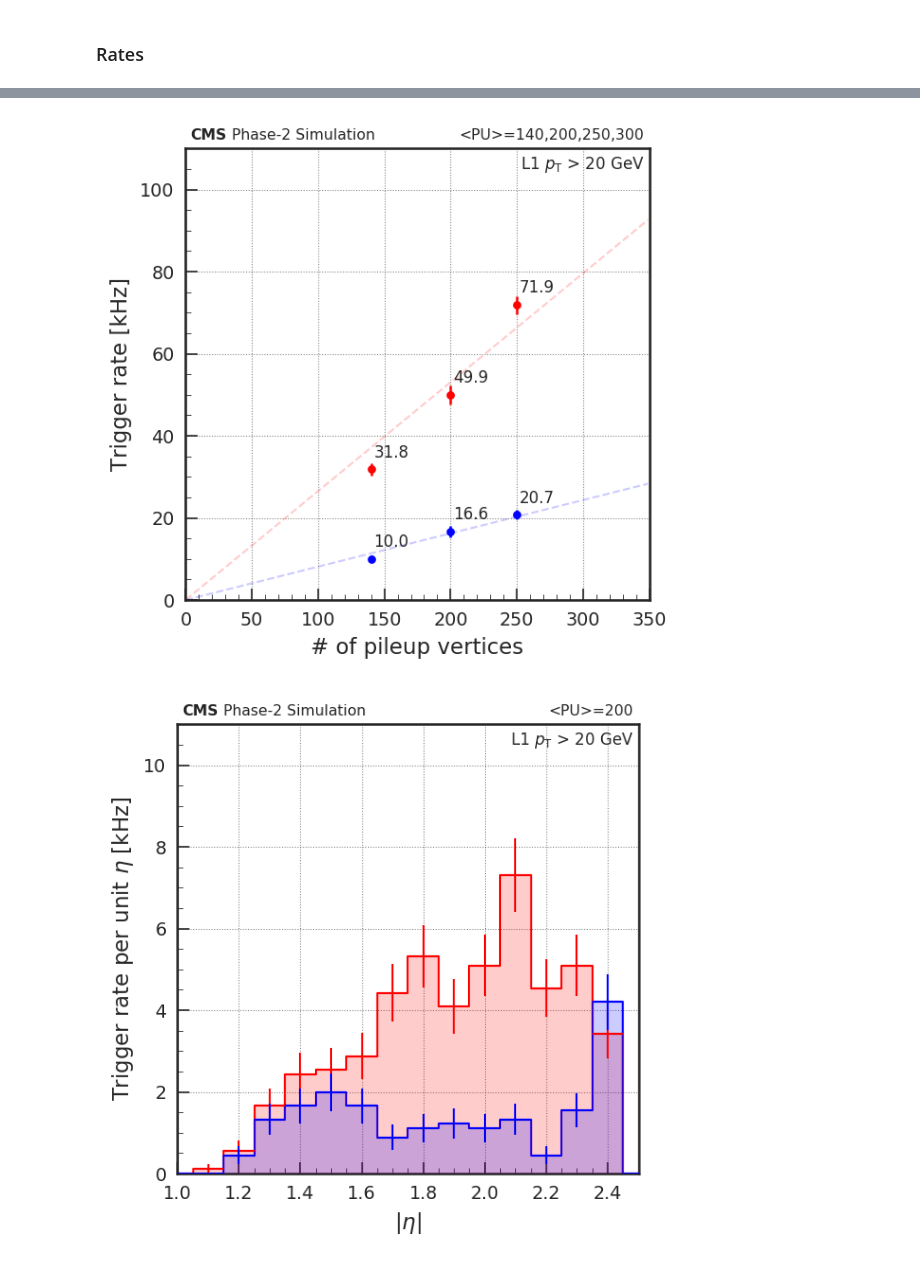
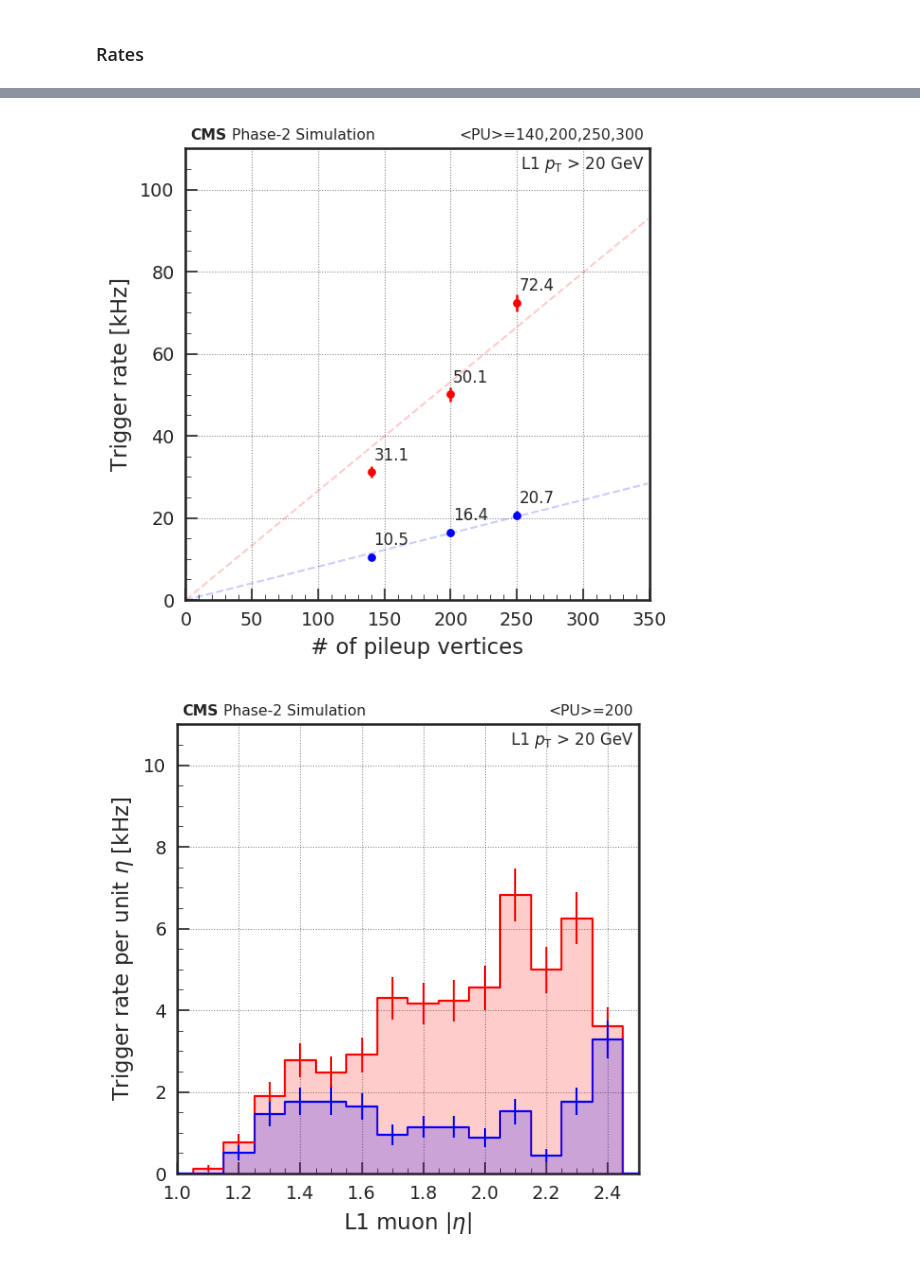
Before and after one commit to srosenzweig09/L1TMuonSimulationsMar2017, a Jupyter notebook: Analyzers/test8/myperf16a.ipynb, the cells around one changed output, grey strips where cells are left out. Saved outputs shown, nothing was run; the diff lists cells and outputs as text; code cells hidden in the pictures.

```diff
--- a/Analyzers/test8/myperf16a.ipynb
+++ b/Analyzers/test8/myperf16a.ipynb
@@ -784,7 +786,7 @@ hnames = ['emtf_absEtaMin1.24_absEtaMax1.65_qmin12_pt',
           'emtf_absEtaMin2.15_absEtaMax2.4_qmin12_pt',]
 
 for hname in hnames:
-  with root_open(infile_rates) as f:
+  with root_open(infile_rates_200) as f:
     h_nevents = f.Get('nevents')
     assert(h_nevents != None)
     nevents = h_nevents.GetBinContent(2)
@@ -857,7 +859,7 @@ def doit():
 # %%
 hname = 'emtf_absEtaMin1.24_absEtaMax2.4_qmin12_pt'
 
-with root_open(infile_rates) as f:
+with root_open(infile_rates_200) as f:
   h_nevents = f.Get('nevents')
   assert(h_nevents != None)
   nevents = h_nevents.GetBinContent(2)
@@ -929,10 +931,10 @@ def doit():
 hname = 'emtf_absEtaMin1.24_absEtaMax2.4_qmin12_pt'
 
 #pileup_list = [140, 200, 250, 300]
-#infile_list = [infile_rates_140, infile_rates, infile_rates_250, infile_rates_300]
+#infile_list = [infile_rates_140, infile_rates_200, infile_rates_250, infile_rates_300]
 
 pileup_list = [140, 200, 250]
-infile_list = [infile_rates_140, infile_rates, infile_rates_250]
+infile_list = [infile_rates_140, infile_rates_200, infile_rates_250]
 
 gr1a = Graph(len(pileup_list))
 gr1b = Graph(len(pileup_list))
@@ -961,7 +963,7 @@ for i, (pu, infile) in enumerate(zip(pileup_list, infile_list)):
 
 doit()
 # %% [output]
-[figure, old version]
+[figure, new version]
 # %%
 def doit():
   fig, ax = plt.subplots()
@@ -971,7 +973,7 @@ def doit():
   rplt.hist(h1b, color=color_b, fill=True, alpha=0.2, axes=ax)
   rplt.errorbar(h1a, color=color_a, ecolor=color_a, markerfacecolor=color_a, marker=',', lw=1, axes=ax)
   rplt.errorbar(h1b, color=color_b, ecolor=color_b, markerfacecolor=color_b, marker=',', lw=1, axes=ax)
-  ax.set_xlabel(r'$|\eta|$')
+  ax.set_xlabel(r'L1 muon $|\eta|$')
   ax.set_ylabel(r'Trigger rate per unit $\eta$ [kHz]')
   ax.set_xlim(1.0,2.5)
   ax.set_ylim(0,11)
@@ -981,19 +983,19 @@ def doit():
 # %%
 hname = 'emtf_ptmin20_qmin12_eta'
 
-with root_open(infile_rates) as f:
+with root_open(infile_rates_200) as f:
   h_nevents = f.Get('nevents')
   assert(h_nevents != None)
   nevents = h_nevents.GetBinContent(2)
 
   h1a = f.Get(hname)
   h1a.SetDirectory(0) # memory resident
   make_rate(h1a, nevents)
 
   h1b = f.Get(hname2026_f(hname))
   h1b.SetDirectory(0) # memory resident
   make_rate(h1b, nevents)
 
 doit()
 # %% [output]
-[figure, old version]
+[figure, new version]
```
Also changed, not shown: parts of 23 cells of this notebook, 6 other files.
